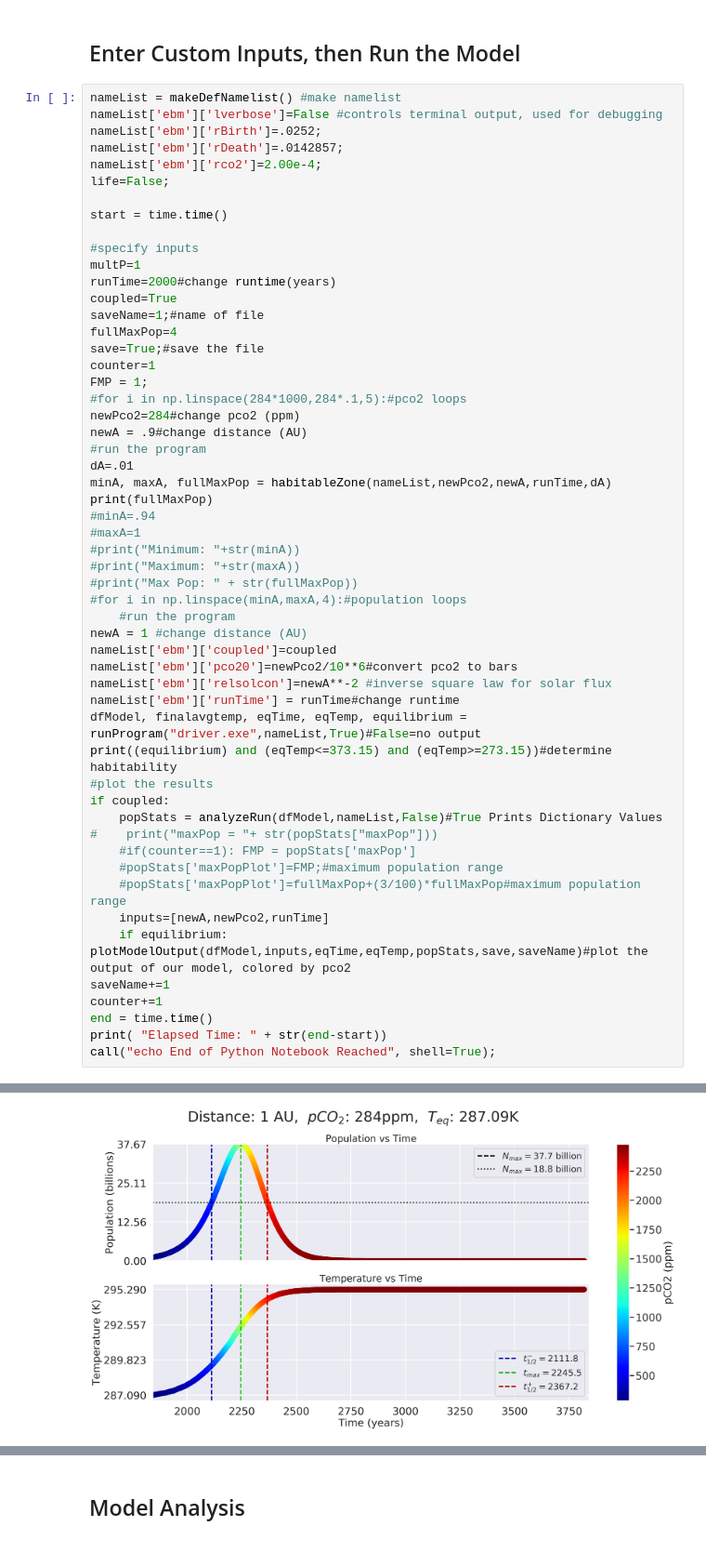
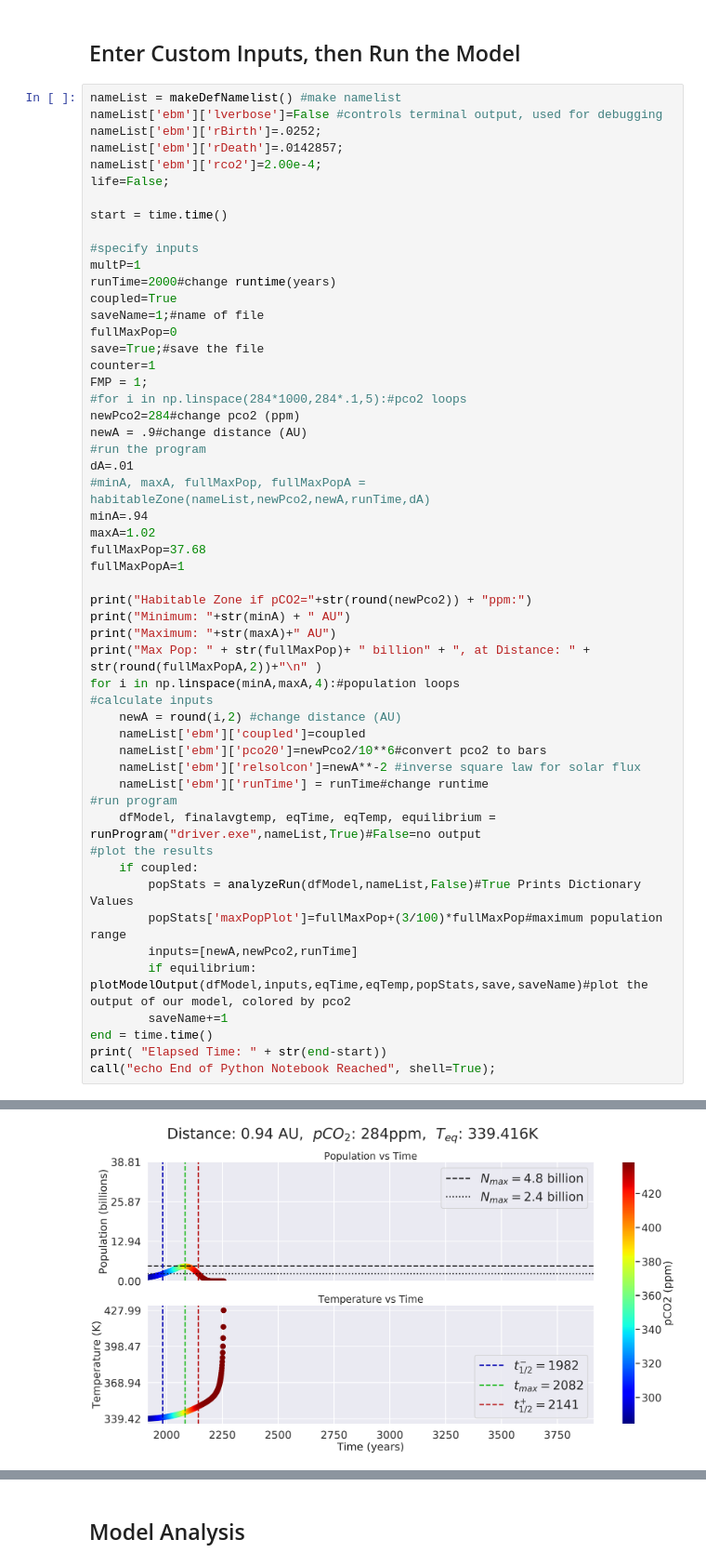
Before and after one commit to ethansav3/coupled_ebm, a Jupyter notebook: model/ebmFinal.ipynb, the cells around one changed output, grey strips where cells are left out. Shown at 93% size. Cells and saved outputs as stored; diff of their text form.

```diff
--- a/model/ebmFinal.ipynb
+++ b/model/ebmFinal.ipynb
@@ -43,7 +43,7 @@ multP=1
 runTime=2000#change runtime(years)
 coupled=True
 saveName=1;#name of file
-fullMaxPop=4
+fullMaxPop=0
 save=True;#save the file
 counter=1
 FMP = 1;
@@ -52,33 +52,32 @@ newPco2=284#change pco2 (ppm)
 newA = .9#change distance (AU)
 #run the program
 dA=.01
-minA, maxA, fullMaxPop = habitableZone(nameList,newPco2,newA,runTime,dA)
-print(fullMaxPop)
-#minA=.94
-#maxA=1
-#print("Minimum: "+str(minA))
-#print("Maximum: "+str(maxA))
-#print("Max Pop: " + str(fullMaxPop))
-#for i in np.linspace(minA,maxA,4):#population loops
-    #run the program
-newA = 1 #change distance (AU)
-nameList['ebm']['coupled']=coupled
-nameList['ebm']['pco20']=newPco2/10**6#convert pco2 to bars
-nameList['ebm']['relsolcon']=newA**-2 #inverse square law for solar flux
-nameList['ebm']['runTime'] = runTime#change runtime
-dfModel, finalavgtemp, eqTime, eqTemp, equilibrium = runProgram("driver.exe",nameList,True)#False=no output
-print((equilibrium) and (eqTemp<=373.15) and (eqTemp>=273.15))#determine habitability
+#minA, maxA, fullMaxPop, fullMaxPopA = habitableZone(nameList,newPco2,newA,runTime,dA)
+minA=.94
+maxA=1.02
+fullMaxPop=37.68
+fullMaxPopA=1
+
+print("Habitable Zone if pCO2="+str(round(newPco2)) + "ppm:")
+print("Minimum: "+str(minA) + " AU")
+print("Maximum: "+str(maxA)+" AU")
+print("Max Pop: " + str(fullMaxPop)+ " billion" + ", at Distance: " + str(round(fullMaxPopA,2))+"\n" )
+for i in np.linspace(minA,maxA,4):#population loops
+#calculate inputs
+    newA = round(i,2) #change distance (AU)
+    nameList['ebm']['coupled']=coupled
+    nameList['ebm']['pco20']=newPco2/10**6#convert pco2 to bars
+    nameList['ebm']['relsolcon']=newA**-2 #inverse square law for solar flux
+    nameList['ebm']['runTime'] = runTime#change runtime
+#run program
+    dfModel, finalavgtemp, eqTime, eqTemp, equilibrium = runProgram("driver.exe",nameList,True)#False=no output
 #plot the results
-if coupled:
-    popStats = analyzeRun(dfModel,nameList,False)#True Prints Dictionary Values
-#    print("maxPop = "+ str(popStats["maxPop"]))
-    #if(counter==1): FMP = popStats['maxPop']
-    #popStats['maxPopPlot']=FMP;#maximum population range
-    #popStats['maxPopPlot']=fullMaxPop+(3/100)*fullMaxPop#maximum population range
-    inputs=[newA,newPco2,runTime]
-    if equilibrium: plotModelOutput(dfModel,inputs,eqTime,eqTemp,popStats,save,saveName)#plot the output of our model, colored by pco2
-saveName+=1
-counter+=1
+    if coupled:
+        popStats = analyzeRun(dfModel,nameList,False)#True Prints Dictionary Values
+        popStats['maxPopPlot']=fullMaxPop+(3/100)*fullMaxPop#maximum population range
+        inputs=[newA,newPco2,runTime]
+        if equilibrium: plotModelOutput(dfModel,inputs,eqTime,eqTemp,popStats,save,saveName)#plot the output of our model, colored by pco2
+        saveName+=1
 end = time.time()
 print( "Elapsed Time: " + str(end-start))
 call("echo End of Python Notebook Reached", shell=True);
@@ -92 +93 @@ True
-[figure, old version]
+[figure, new version]
```
Also changed, not shown: parts of 2 cells of this notebook, 3 other files.
